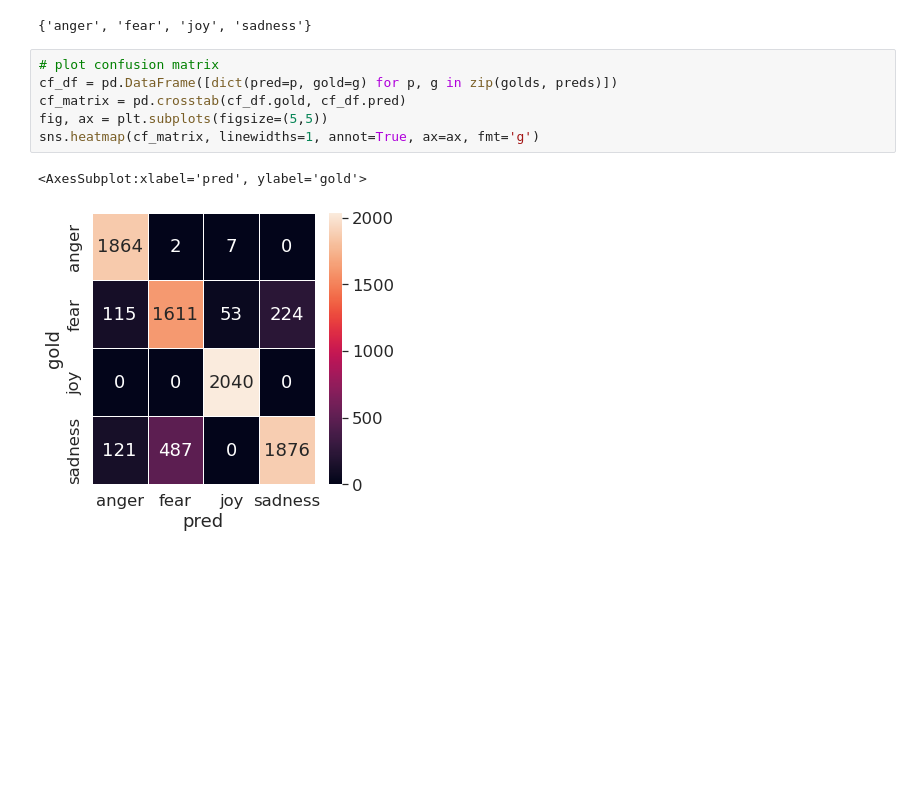
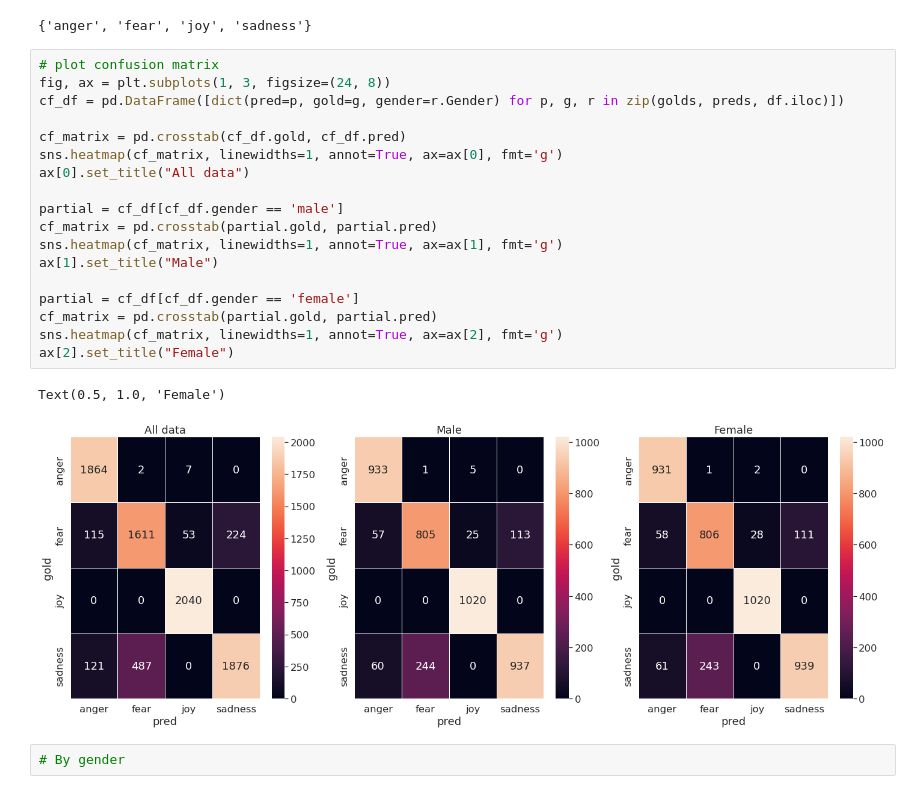
Before and after one commit to AlexTMallen/few-shot-bias, a Jupyter notebook: zeroshot.ipynb, the cells around one changed output. Drawn from its saved outputs; the diff is of its cells as text; blank space fills up the shorter version.

Commit message:
add gender plots

```diff
--- a/zeroshot.ipynb
+++ b/zeroshot.ipynb
@@ -75,10 +75,24 @@ set(preds)
 {'anger', 'fear', 'joy', 'sadness'}
 # %%
 # plot confusion matrix
-cf_df = pd.DataFrame([dict(pred=p, gold=g) for p, g in zip(golds, preds)])
+fig, ax = plt.subplots(1, 3, figsize=(24, 8))
+cf_df = pd.DataFrame([dict(pred=p, gold=g, gender=r.Gender) for p, g, r in zip(golds, preds, df.iloc)])
+
 cf_matrix = pd.crosstab(cf_df.gold, cf_df.pred)
-fig, ax = plt.subplots(figsize=(5,5))
-sns.heatmap(cf_matrix, linewidths=1, annot=True, ax=ax, fmt='g')
+sns.heatmap(cf_matrix, linewidths=1, annot=True, ax=ax[0], fmt='g')
+ax[0].set_title("All data")
+
+partial = cf_df[cf_df.gender == 'male']
+cf_matrix = pd.crosstab(partial.gold, partial.pred)
+sns.heatmap(cf_matrix, linewidths=1, annot=True, ax=ax[1], fmt='g')
+ax[1].set_title("Male")
+
+partial = cf_df[cf_df.gender == 'female']
+cf_matrix = pd.crosstab(partial.gold, partial.pred)
+sns.heatmap(cf_matrix, linewidths=1, annot=True, ax=ax[2], fmt='g')
+ax[2].set_title("Female")
 # %% [output]
-<AxesSubplot:xlabel='pred', ylabel='gold'>
+Text(0.5, 1.0, 'Female')
-[figure, old version]
+[figure, new version]
+# %%
+# By gender
```
